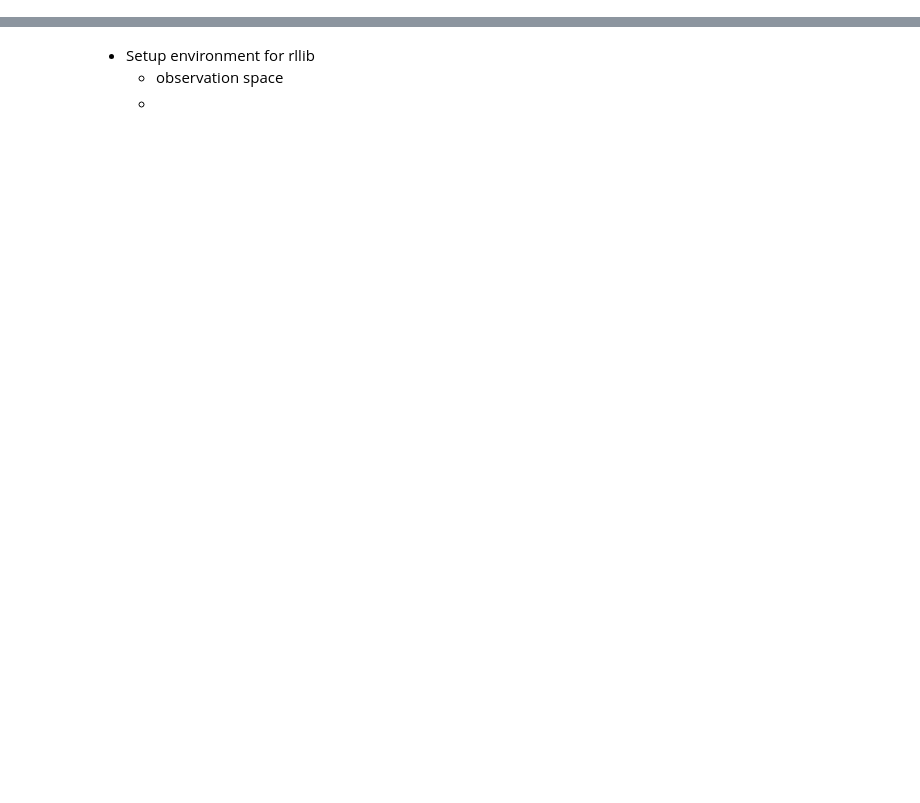
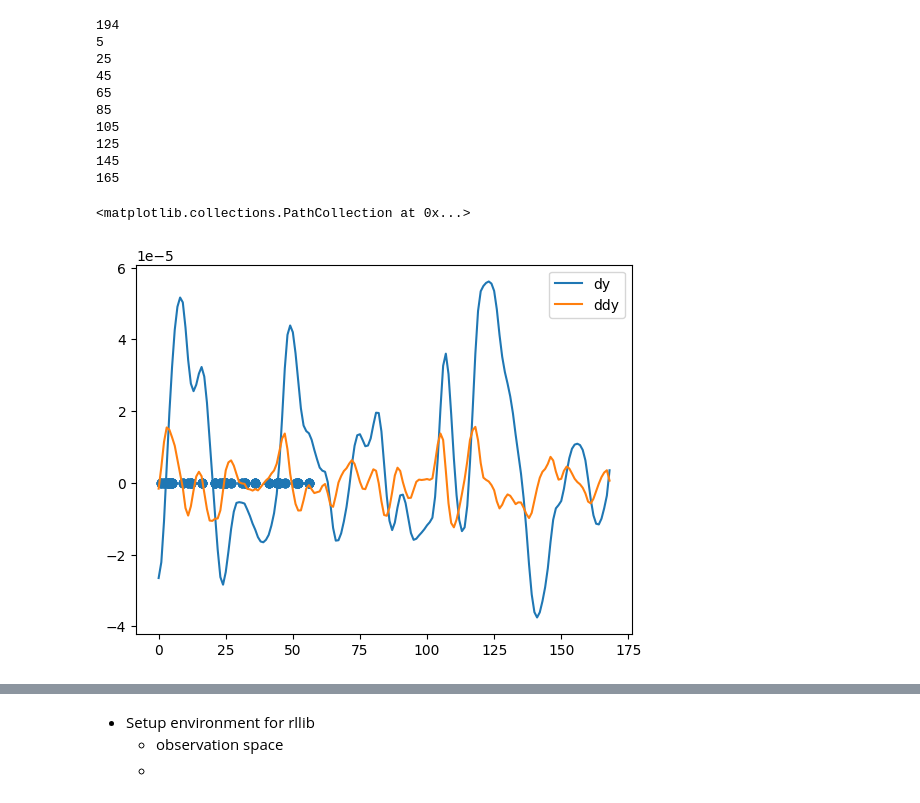
Before and after one commit to Excaliabure/FinancialGamble, a Jupyter notebook: Forex/oanda/solution1.ipynb, the cells around one changed output, grey strips where cells are left out. Drawn from its saved outputs; the diff is of its cells as text; code cells hidden in the pictures; blank space fills up the shorter version.

```diff
--- a/Forex/oanda/solution1.ipynb
+++ b/Forex/oanda/solution1.ipynb
@@ -40,0 +93,80 @@ axis[0].legend()
+# %%
+def get_intersection_points(arr1, arr2, tol=1e-8):
+    x1, y1 = np.arange(0, len(arr1)), arr1
+    x2, y2 = np.arange(0, len(arr2)), arr2
+
+    # Create LineString objects with the full range of points
+    line1 = LineString([(x1[i], y1[i]) for i in range(len(x1))])
+    line2 = LineString([(x2[i], y2[i]) for i in range(len(x2))])
+
+    # Buffer to allow for a small tolerance
+    buffered_line1 = line1.buffer(tol)
+    buffered_line2 = line2.buffer(tol)
+
+    # Compute intersection
+    intersection = buffered_line1.intersection(buffered_line2)
+
+    points = []
+
+    if not intersection.is_empty:
+        if isinstance(intersection, Point):
+            points.append((intersection.x, intersection.y))
+        elif isinstance(intersection, MultiPoint):
+            points = [(p.x, p.y) for p in intersection]
+        elif isinstance(intersection, Polygon):
+            # If the intersection is a polygon, extract points from its boundary
+            points = [(x, y) for x, y in intersection.exterior.coords]
+        elif isinstance(intersection, MultiPolygon):
+            # If the intersection is a MultiPolygon, iterate through each polygon
+            for polygon in intersection.geoms:
+                points.extend([(x, y) for x, y in polygon.exterior.coords])
+        else:
+            print(f"Unhandled intersection type: {type(intersection)}")
+    else:
+        print("No collision detected.")
+
+    return points
+
+s = 25
+e = 400
+dy = deriv(y).copy()
+ddy = deriv(deriv(y)).copy()
+plt.plot(dy[s:e],label="dy")
+plt.plot(ddy[s:e],label="ddy")
+plt.legend()
+
+collisions = []
+timeColide = []
+seg = ddy-dy
+
+# Arrays for two discrete sets of points
+# Create lines
+print(len(dy))
+for i in range(5,len(dy)-21,20):
+    print(i)
+    points = get_intersection_points(dy[i:i+62],ddy[i:i+62])
+    for j in points:
+        collisions.append(0)
+        timeColide.append(int(j[0]))
+
+
+
+# plt.plot(seg)
+ss = 0
+ee = 200
+plt.scatter(timeColide[ss:ee],collisions[ss:ee])
+# plt.plot(seg[s:e])
+# timeColide,collisions
+# %% [output]
+194
+5
+25
+45
+65
+85
+105
+125
+145
+165
+<matplotlib.collections.PathCollection at 0x...>
+[figure, added]
```
Also changed, not shown: parts of 6 cells of this notebook, 26 other files.
